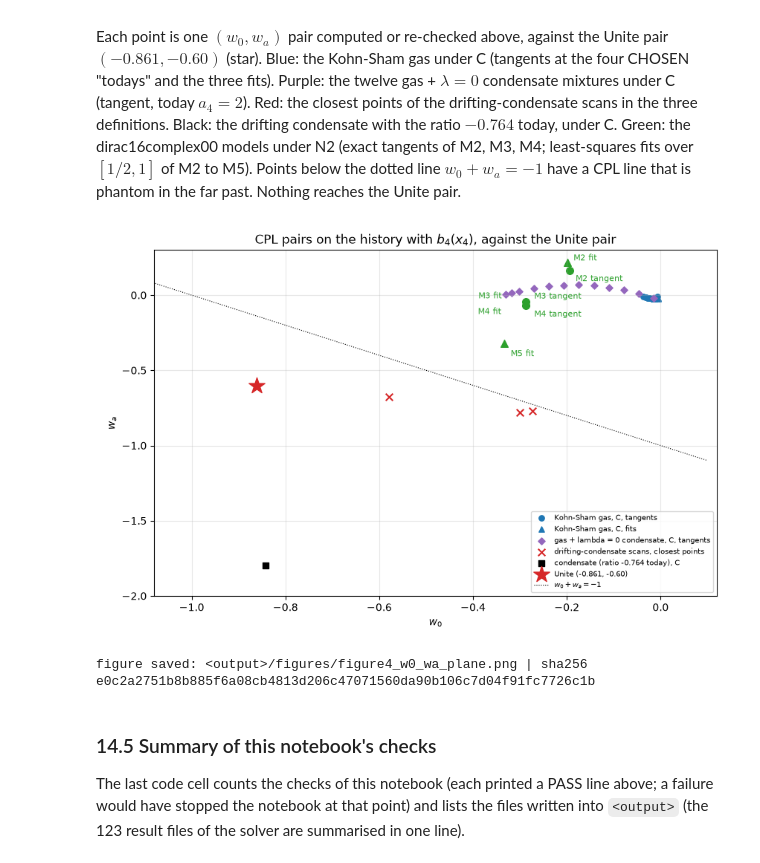
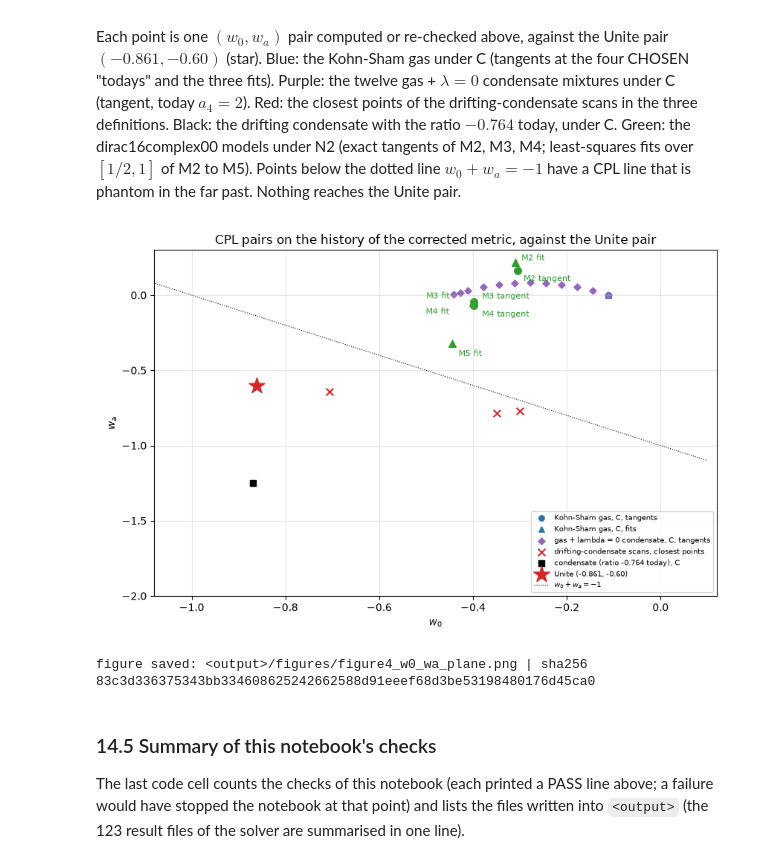
Before and after one commit to once-ere/Dirac_claude, a Jupyter notebook: Revision/notebooks/dark_sector_hypotheses.ipynb, the cells around one changed output. Cells and saved outputs as stored; diff of their text form; code cells hidden in the pictures.

```diff
--- a/Revision/notebooks/dark_sector_hypotheses.ipynb
+++ b/Revision/notebooks/dark_sector_hypotheses.ipynb
@@ -709,7 +725,7 @@ new_lines, identical = [DENSE_LINES[0]], 0
 for n, tag, lam, a4 in TASKS:
     rid = rid_of(n, tag, a4)
     d = RESULTS[rid]
-    emt = d["emtIntegrals_2Vol7_int_e6Hy"]
+    emt = d["emtIntegrals_2Vol7_int_e3Hy"]
     sig, nocc = occupied_signature(d["levels_n2_j_parity_label_eps_deg_f"])
     row = {"id": rid, "N": n, "lambda_tag": tag, "lambda": lam, "a4": a4,
            "b4_over_b4_0": math.exp(BETA * a4), "lambda_eff": lambda_eff(lam, a4),
@@ -728,7 +744,7 @@ write_lf(OUT / "ks-history-dense-subset.csv", "\n".join(new_lines) + "\n")
 check("dense_rows_bit_identical", identical == 123,
       f"{identical} of 123 rows rebuilt from the new solver results equal the rows of "
       "Revision/dark_sector/dirac16complex/outputs/ks-history-dense.csv character for character "
-      "(including b4/b4(0) = e^((4/3) a4), lambda_eff = lambda_hat e^(-2 a4) and the solver's beta and Vol_7(a4))")
+      "(including b4/b4(0) = e^((4/3) a4), lambda_eff = lambda_hat e^(-(5/3) a4) and the solver's beta and Vol_7(a4))")
 for n, tag, lam in SERIES:
     sigs = {ROWS[rid_of(n, tag, a4)]["occupied_signature"] for a4 in SLICES}
     nocc = {ROWS[rid_of(n, tag, a4)]["occupied_labels"] for a4 in SLICES}
@@ -738,7 +754,7 @@ for n, tag, lam in SERIES:
 yc = max(max(r["ycons_integrated_rel"], r["ycons_pointwise_rel"]) for r in ROWS.values())
 nmax = max(abs(r["int_n"] - r["N"]) / r["N"] for r in ROWS.values())
 check("y_conservation_and_particle_number", yc <= 1e-6 and nmax <= 1e-12,
-      f"p0_y + 6 H p0 = 3 H (p3 + p_t): largest relative residual of the solver {yc:.3e} (<= 1e-6); "
+      f"p0_y + 3 H (p0 - p_t) = 0: largest relative residual of the solver {yc:.3e} (<= 1e-6); "
       f"max |int n - N|/N = {nmax:.3e} (<= 1e-12), as the checks of reports/ks-history-run.json require")
 print("the reproduced rows are written to", shown(OUT / "ks-history-dense-subset.csv"),
       "| sha256", sha256(OUT / "ks-history-dense-subset.csv"))
@@ -1550,7 +1623,7 @@ def counts(path):
     rep = load_json(path)
     listed = sum(c["verdict"] == "PASS" for c in rep["checks"])
     s = rep.get("summary")
-    if isinstance(s, str):                               # dirac16complex00: "49/49 checks pass"
+    if isinstance(s, str):                               # dirac16complex00: "48/48 checks pass"
         passed, total = (int(v) for v in s.split()[0].split("/"))
         failed = total - passed
     elif s is None:                                      # the Wolfram report: checkCount, failedCount
@@ -1561,10 +1634,10 @@ def counts(path):
     return total, passed, failed, listed, len(rep["checks"])
 
 
-EXPECTED = {DS / "reports" / "derivation-checks.json": 39, DS / "reports" / "ks-history-run.json": 8,
-            DS / "reports" / "eos-checks.json": 15, DS / "reports" / "independent-checks.json": 10,
-            D00 / "reports" / "python-derive-eos.json": 49, D00 / "reports" / "python-independent-numerics.json": 32,
-            REPO / "Revision" / "dark_sector" / "reports" / "wolfram-dark-sector-b4.json": 8}
+EXPECTED = {DS / "reports" / "derivation-checks.json": 37, DS / "reports" / "ks-history-run.json": 8,
+            DS / "reports" / "eos-checks.json": 13, DS / "reports" / "independent-checks.json": 10,
+            D00 / "reports" / "python-derive-eos.json": 48, D00 / "reports" / "python-independent-numerics.json": 32,
+            REPO / "Revision" / "dark_sector" / "reports" / "wolfram-dark-sector.json": 7}
 print("record file                                                                 checks  passed  failed")
 for path, n in EXPECTED.items():
     total, passed, failed, listed, length = counts(path)
@@ -1659,23 +1732,23 @@ a_obs = np.exp(a4g - 2.0)
 fig, ax = plt.subplots(figsize=(8.5, 4.8))
 for k, f0 in enumerate((0.2, 0.4, 0.6, 0.8, 1.0)):
     Ec = Eg[it] * (1 - f0) / f0
-    ax.plot(a_obs, Xg / (Eg + Ec) - 1 + 0.5 * BETA, color=plt.cm.viridis(0.15 + 0.17 * k), lw=1.8,
+    ax.plot(a_obs, P3g / (Eg + Ec) + SHIFT_C, color=plt.cm.viridis(0.15 + 0.17 * k), lw=1.8,
             label=f"gas fraction today {f0:.1f} (lambda = 0 condensate)")
-a_pole = math.exp(-0.5 * math.log(2.0 / abs(float(u))))          # E_c = m S0 (1 + u/2) = 0: u = -2
+a_pole = math.exp(-0.6 * math.log(2.0 / abs(float(u))))          # E_c = m S0 (1 + u/2) = 0: u = -2
 a_fine = np.linspace(a_pole + 1e-3, 1.0, 400)
-u_fine = float(u) * a_fine ** -2.0                                  # u ~ e^(-2 a4) = u_today a^(-2)
-ax.plot(a_fine, -1 / 3 + (2 / 3) * u_fine / (2 + u_fine), color="C3", lw=2.5, ls="--",
+u_fine = float(u) * a_fine ** (-5.0 / 3.0)                         # u ~ e^(-(5/3) a4) = u_today a^(-5/3)
+ax.plot(a_fine, (5 / 9) * u_fine / (2 + u_fine) - 4 / 9, color="C3", lw=2.5, ls="--",
         label=f"drifting condensate, ratio -0.764 today (energy 0 at a = {a_pole:.3f})")
 ax.axvline(a_pole, color="C3", lw=0.8, ls=":")
 aa = np.linspace(a_obs[0], 1.0, 200)
 ax.plot(aa, UNITE["w0"] + UNITE["wa"] * (1 - aa), color="k", lw=2, label="Unite CPL line (-0.861, -0.60)")
 ax.axhline(-1, color="k", lw=0.8, ls=":")
-ax.axhline(-1 / 3, color="C7", lw=0.8, ls=":")
+ax.axhline(-4 / 9, color="C7", lw=0.8, ls=":")
 ax.axhline(UNITE["w_const"], color="C4", lw=1, ls="-.", label="Unite constant w = -0.764")
 ax.set_xlabel(r"observer scale factor $a = e^{a_4 - 2}$ (today $a$ = 1)")
 ax.set_ylabel(r"$w_\mathrm{eff}(C)$")
 ax.set_ylim(-3.0, 0.2)
-ax.set_title("normalisation C on the history with $b_4(x_4)$: mixtures stay above -1/3")
+ax.set_title("normalisation C on the history of the corrected metric: mixtures stay above -4/9")
 ax.legend(fontsize=7.5, loc="lower right")
 ax.grid(True, alpha=0.3)
 fig.tight_layout()
@@ -1699,12 +1772,12 @@ names = {"M2_positive_good_sector_gas": "M2 good-sector gas", "M3_positive_extra
          "M5_with_ghost_component": "M5 with a ghost-like part"}
 for k, (name, comps) in enumerate(FLOAT_MODELS.items()):
     vals = [parts(comps, float(x), math.sqrt) for x in a3]
-    ax1.plot(a3, [-1 + 2 / 3 + E / R for R, E, _ in vals], color=f"C{k}", lw=2, label=names[name])
+    ax1.plot(a3, [-4 / 9 + E / R for R, E, _ in vals], color=f"C{k}", lw=2, label=names[name])
     ax2.plot(a3, [E / R for R, E, _ in vals], color=f"C{k}", lw=2, label=names[name])
 ax1.plot(a3, UNITE["w0"] + UNITE["wa"] * (1 - a3), color="k", lw=2, ls="--", label="Unite CPL line")
 ax1.axhline(-1, color="k", lw=0.8, ls=":")
-ax1.axhline(-1 / 3, color="C7", lw=0.8, ls=":")
-ax1.text(0.35, -1 / 3 - 0.045, "-1/3: bound of positive-energy content", fontsize=8, color="C7")
+ax1.axhline(-4 / 9, color="C7", lw=0.8, ls=":")
+ax1.text(0.35, -4 / 9 + 0.02, "-4/9: bound of positive-energy content", fontsize=8, color="C7")
 ax1.set_xlabel("observer scale factor $a$")
 ax1.set_ylabel(r"$w_\mathrm{eff}(N2)$")
 ax1.set_title("dirac16complex00 populations under N2")
@@ -1733,8 +1806,8 @@ $[1/2, 1]$ of M2 to M5). Points below the dotted line $w_0 + w_a = -1$ have a CP
 past. Nothing reaches the Unite pair.
 # %%
 fig, ax = plt.subplots(figsize=(8.5, 5.6))
-gas_t = [(t["w_eff_C"]["w0"], t["w_eff_C"]["wa"]) for s in ("N688_lam0", "N136_lam0") for t in CPL[s]["cplTangent"]]
-gas_f = [(f["w_eff_C"]["w0"], f["w_eff_C"]["wa"]) for s in ("N688_lam0", "N136_lam0") for f in CPL[s]["cplFits"]]
+gas_t = [(t["w_eff_C"]["w0"], t["w_eff_C"]["wa"]) for s in ("N2352_lam0", "N592_lam0") for t in CPL[s]["cplTangent"]]
+gas_f = [(f["w_eff_C"]["w0"], f["w_eff_C"]["wa"]) for s in ("N2352_lam0", "N592_lam0") for f in CPL[s]["cplFits"]]
 ax.scatter(*zip(*gas_t), color="C0", marker="o", s=28, label="Kohn-Sham gas, C, tangents")
 ax.scatter(*zip(*gas_f), color="C0", marker="^", s=28, label="Kohn-Sham gas, C, fits")
 mixC = [(m["w_eff_C"]["w0"], m["w_eff_C"]["wa"]) for m in MIX]
@@ -1742,36 +1815,36 @@ ax.scatter(*zip(*mixC), color="C4", marker="D", s=22, label="gas + lambda = 0 co
 for k, (d, sc) in enumerate(SCANS.items()):
     ax.scatter([sc["closest"]["w0"]], [sc["closest"]["wa"]], color="C3", marker="x", s=48,
                label="drifting-condensate scans, closest points" if k == 0 else None)
 ax.scatter([COND["w_eff_C_today_at_that_u"]], [COND["wa_A_B_C_at_that_u"]], color="k", marker="s", s=40,
            label="condensate (ratio -0.764 today), C")
 TAN_LABEL_OFFSET = {"M2": (6, -10), "M3": (8, 3), "M4": (8, -11)}
 for name, (w0, wa) in TAN00.items():
     short = name.split("_")[0]
     ax.scatter([float(w0)], [float(wa)], color="C2", marker="o", s=48)
     ax.annotate(short + " tangent", (float(w0), float(wa)), TAN_LABEL_OFFSET[short], textcoords="offset points",
                 fontsize=8, color="C2")
 FIT_LABEL_OFFSET = {"M2": (6, 2), "M3": (-46, 3), "M4": (-46, -11), "M5": (6, -12)}
 for name in FLOAT_MODELS:
     fit = MODELS[name]["N2"]["fit_a_1/2_to_1"]
     short = name.split("_")[0]
     ax.scatter([float(fit["w0"])], [float(fit["wa"])], color="C2", marker="^", s=48)
     ax.annotate(short + " fit", (float(fit["w0"]), float(fit["wa"])), FIT_LABEL_OFFSET[short], textcoords="offset points",
                 fontsize=8, color="C2")
 ax.scatter([UNITE["w0"]], [UNITE["wa"]], color="C3", marker="*", s=260, zorder=5, label="Unite (-0.861, -0.60)")
 ww = np.linspace(-1.1, 0.1, 10)
 ax.plot(ww, -1 - ww, color="k", lw=0.8, ls=":", label="$w_0 + w_a = -1$")
 ax.set_xlim(-1.08, 0.12)
 ax.set_ylim(-2.0, 0.3)
 ax.set_xlabel("$w_0$")
 ax.set_ylabel("$w_a$")
-ax.set_title("CPL pairs on the history with $b_4(x_4)$, against the Unite pair")
+ax.set_title("CPL pairs on the history of the corrected metric, against the Unite pair")
 ax.legend(fontsize=7, loc="lower right")
 ax.grid(True, alpha=0.3)
 fig.tight_layout()
 save_and_show(fig, "figure4_w0_wa_plane.png")
 # %% [output]
-[figure, old version]
+[figure, new version]
-figure saved: <output>/figures/figure4_w0_wa_plane.png | sha256 e0c2a2751b8b885f6a08cb4813d206c47071560da90b106c7d04f91fc7726c1b
+figure saved: <output>/figures/figure4_w0_wa_plane.png | sha256 83c3d336375343bb334608625242662588d91eeef68d3be53198480176d45ca0
 # %% [markdown]
 ### 14.5 Summary of this notebook's checks
 
```
Also changed, not shown: parts of 41 cells of this notebook, 4 other files.
